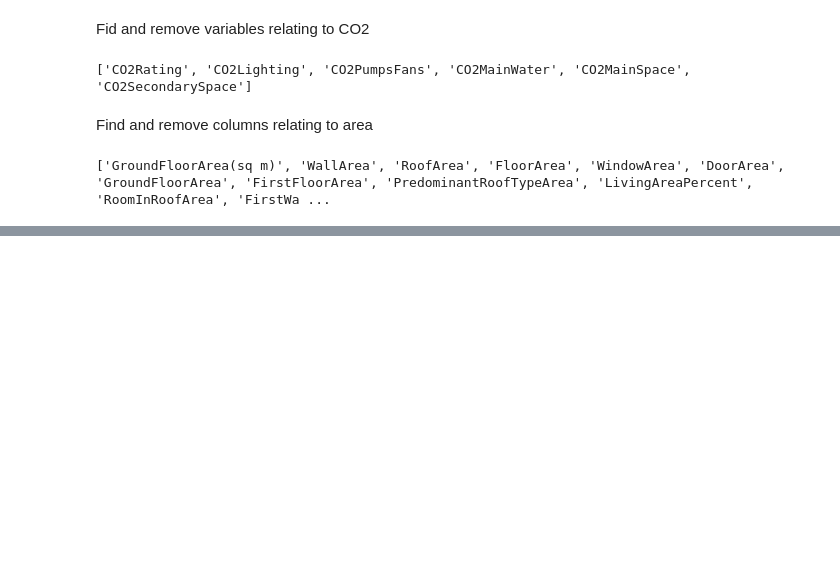
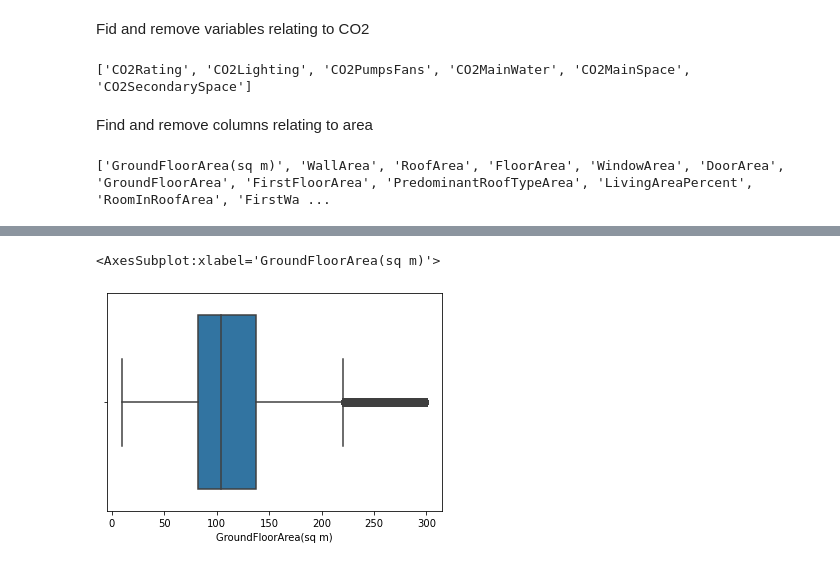
Before and after one commit to codefromjames/eire.energy, a Jupyter notebook: Building Energy Rating Prediction.ipynb, the cells around one changed output, grey strips where cells are left out. Cells and saved outputs as stored; diff of their text form; code cells hidden in the pictures; blank space fills up the shorter version.

```diff
--- a/Building Energy Rating Prediction.ipynb
+++ b/Building Energy Rating Prediction.ipynb
@@ -703,0 +691,5 @@ array([156.25851, 120.8034 , 308.834  , ..., 176.42715, 544.2506 ,
+# %%
+sns.boxplot(ber_clean_area['GroundFloorArea(sq m)']) #outliers
+# %% [output]
+<AxesSubplot:xlabel='GroundFloorArea(sq m)'>
+[figure, added]
```
Also changed, not shown: parts of 35 cells of this notebook.
